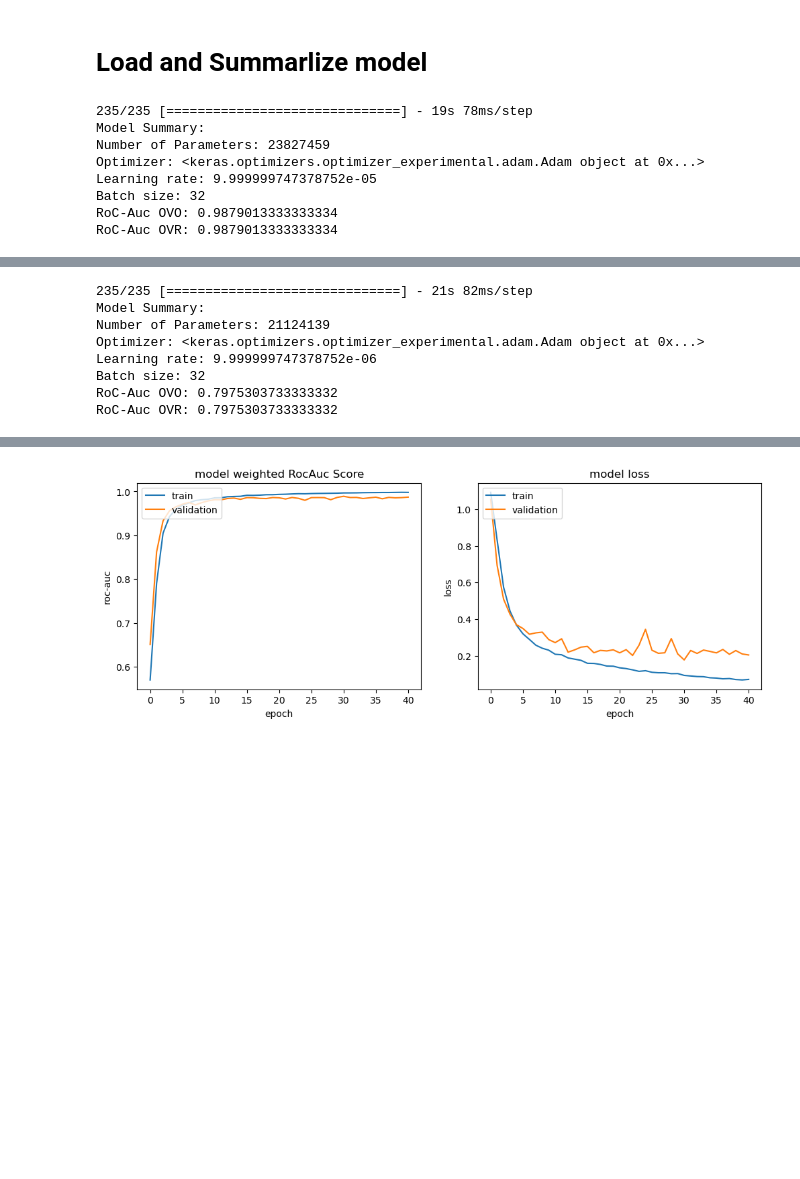
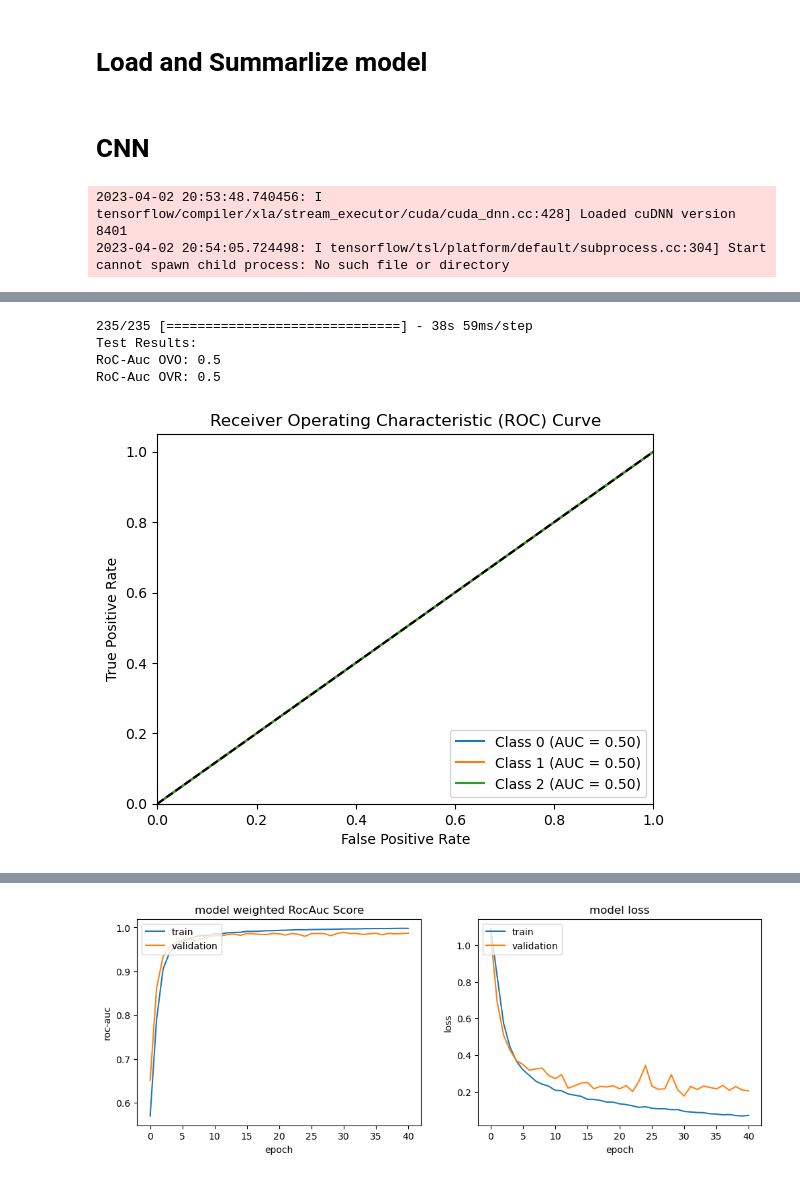
Before and after one commit to wan19990901/gsoc_DeepLensing, a Jupyter notebook: commontask1.ipynb, the cells around one changed output, grey strips where cells are left out. Saved outputs shown, nothing was run; the diff lists cells and outputs as text; code cells hidden in the pictures; blank space fills up the shorter version.

```diff
--- a/commontask1.ipynb
+++ b/commontask1.ipynb
@@ -132,6 +110,7 @@ callbacks = [es_callback]
 train_path = 'dataset/dataset/train/'
 test_path = 'dataset/dataset/val/'
 epochs = 100
+do_train = False # If train
 # %% [markdown]
 ## Data Preprocessing
 # %%
@@ -504,14 +359,9 @@ with open('histories/history_res_ft.pkl', 'wb') as file:
 # %% [markdown]
 # Load and Summarlize model
 # %%
-def load_evaluate_summarize_model(model_path, test_ds):
+def load_evaluate_summarize_model(model,weights_path, test_ds):
     # Load the model
-    model = load_model(model_path)
-
-    # Extract the optimizer, learning rate, and batch size from the model
-    optimizer = model.optimizer
-    learning_rate = optimizer.lr.numpy()
-
+    model.load_weights(weights_path)
     # Evaluate the model's performance
     test_labels = []
     test_probs = model.predict(test_ds.batch(batch_size=batch_size))
@@ -527,21 +377,13 @@ def load_evaluate_summarize_model(model_path, test_ds):
     roc_auc_ovo = roc_auc_score(test_labels, test_probs, multi_class="ovo")
     roc_auc_ovr = roc_auc_score(test_labels, test_probs, multi_class="ovr")
 
-    # Summarize the model's setup
-    optimizer = model.optimizer
-    learning_rate = optimizer.lr.numpy()
-    print("Model Summary:")
-    params = model.count_params()
-    print(f"Number of Parameters: {params}")
-    print(f"Optimizer: {optimizer}")
-    print(f"Learning rate: {learning_rate}")
-    print(f"Batch size: {batch_size}")
+    print("Test Results:")
     print(f"RoC-Auc OVO: {roc_auc_ovo}")
     print(f"RoC-Auc OVR: {roc_auc_ovr}")
     # Plot ROC-AUC curves for each class
     plt.figure()
     for i in range(num_classes):
-        fpr, tpr, _ = roc_curve(test_labels_binarized[:, i], test_probs[:, i])
+        fpr, tpr, _ = roc_curve(test_labels[:, i], test_probs[:, i])
         roc_auc = auc(fpr, tpr)
         plt.plot(fpr, tpr, label=f'Class {i} (AUC = {roc_auc:.2f})')
 
@@ -553,14 +395,10 @@ def load_evaluate_summarize_model(model_path, test_ds):
     plt.title('Receiver Operating Characteristic (ROC) Curve')
     plt.legend(loc="lower right")
     plt.show()
+# %% [markdown]
+# CNN
 # %%
-load_evaluate_summarize_model('models/model_res.h5', test_ds)
+load_evaluate_summarize_model(model_cnn,'models/model_cnn.h5', test_ds)
 # %% [output]
-235/235 [==============================] - 19s 78ms/step
-Model Summary:
-Number of Parameters: 23827459
-Optimizer: <keras.optimizers.optimizer_experimental.adam.Adam object at 0x...>
-Learning rate: 9.999999747378752e-05
-Batch size: 32
-RoC-Auc OVO: 0.9879013333333334
-RoC-Auc OVR: 0.9879013333333334
+2023-04-02 20:53:48.740456: I tensorflow/compiler/xla/stream_executor/cuda/cuda_dnn.cc:428] Loaded cuDNN version 8401
+2023-04-02 20:54:05.724498: I tensorflow/tsl/platform/default/subprocess.cc:304] Start cannot spawn child process: No such file or directory
@@ -567,11 +406,5 @@ RoC-Auc OVR: 0.9879013333333334
+235/235 [==============================] - 38s 59ms/step
+Test Results:
+RoC-Auc OVO: 0.5
+RoC-Auc OVR: 0.5
+[figure, added]
-# %%
-load_evaluate_summarize_model('models/model_xce.h5', test_ds)
-# %% [output]
-235/235 [==============================] - 21s 82ms/step
-Model Summary:
-Number of Parameters: 21124139
-Optimizer: <keras.optimizers.optimizer_experimental.adam.Adam object at 0x...>
-Learning rate: 9.999999747378752e-06
-Batch size: 32
-RoC-Auc OVO: 0.7975303733333332
-RoC-Auc OVR: 0.7975303733333332
```
Also changed, not shown: parts of 29 cells of this notebook, 4 other files.
